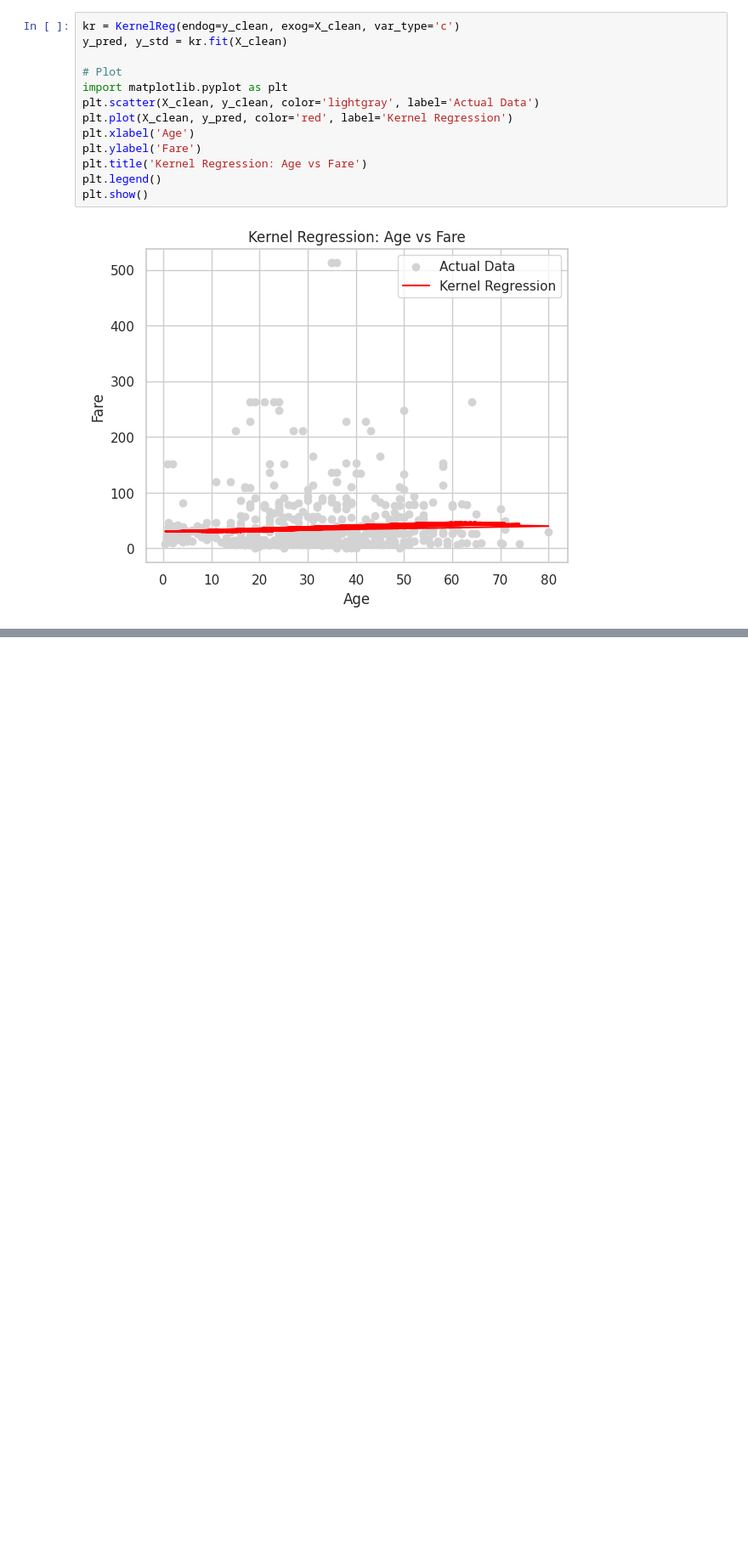
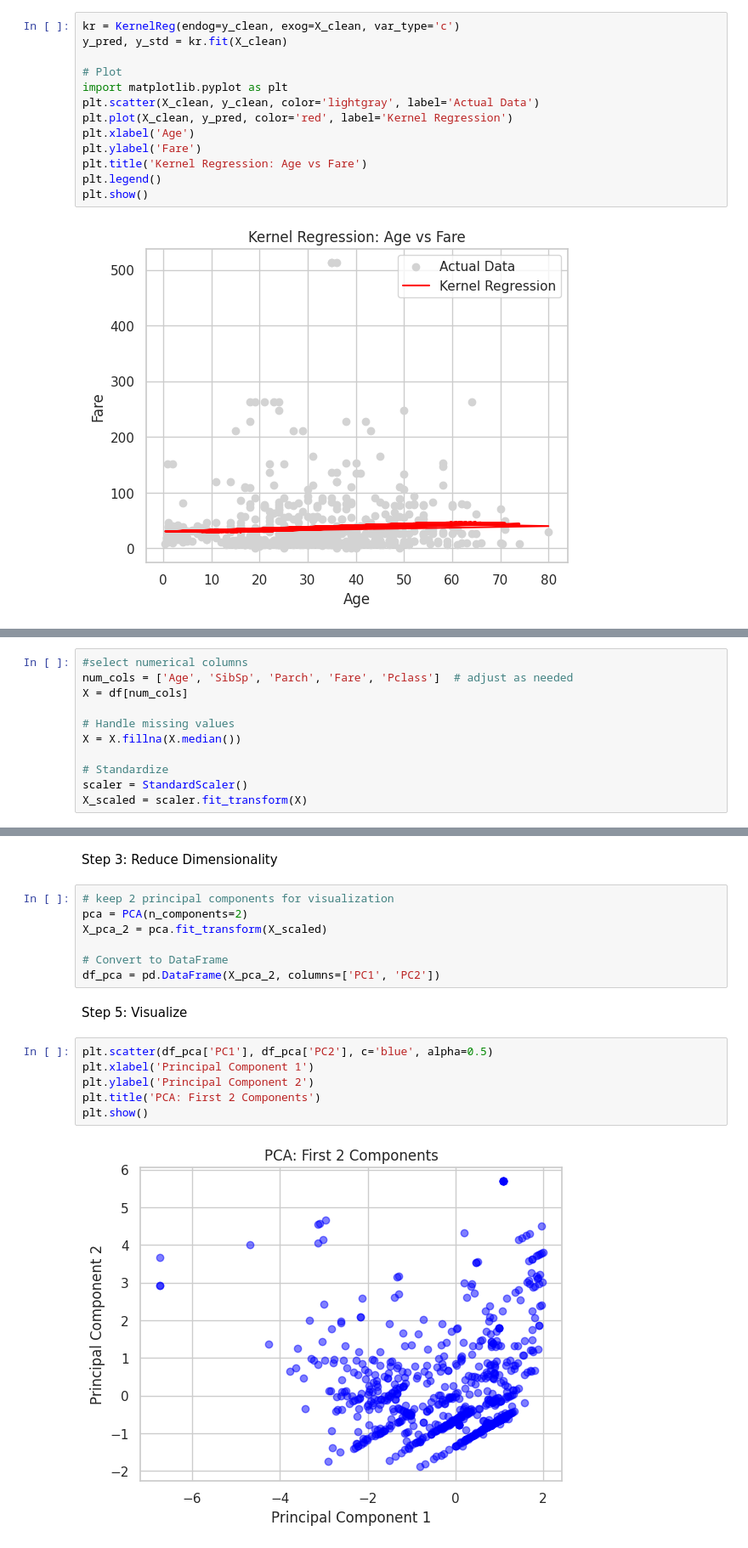
Before and after one commit to Smarikatripathi/Data-Science, a Jupyter notebook: DataScience.ipynb, the cells around one changed output, grey strips where cells are left out. Shown at 85% size. Cells and saved outputs as stored; diff of their text form; blank space fills up the shorter version.

```diff
--- a/DataScience.ipynb
+++ b/DataScience.ipynb
@@ -418,0 +425,11 @@ plt.show()
+# %%
+#select numerical columns
+num_cols = ['Age', 'SibSp', 'Parch', 'Fare', 'Pclass']  # adjust as needed
+X = df[num_cols]
+
+# Handle missing values
+X = X.fillna(X.median())
+
+# Standardize
+scaler = StandardScaler()
+X_scaled = scaler.fit_transform(X)
@@ -418,0 +450,19 @@ plt.show()
+# %% [markdown]
+Step 3: Reduce Dimensionality
+# %%
+# keep 2 principal components for visualization
+pca = PCA(n_components=2)
+X_pca_2 = pca.fit_transform(X_scaled)
+
+# Convert to DataFrame
+df_pca = pd.DataFrame(X_pca_2, columns=['PC1', 'PC2'])
+# %% [markdown]
+Step 5: Visualize
+# %%
+plt.scatter(df_pca['PC1'], df_pca['PC2'], c='blue', alpha=0.5)
+plt.xlabel('Principal Component 1')
+plt.ylabel('Principal Component 2')
+plt.title('PCA: First 2 Components')
+plt.show()
+# %% [output]
+[figure, added]
```
Also changed, not shown: parts of 5 cells of this notebook.
